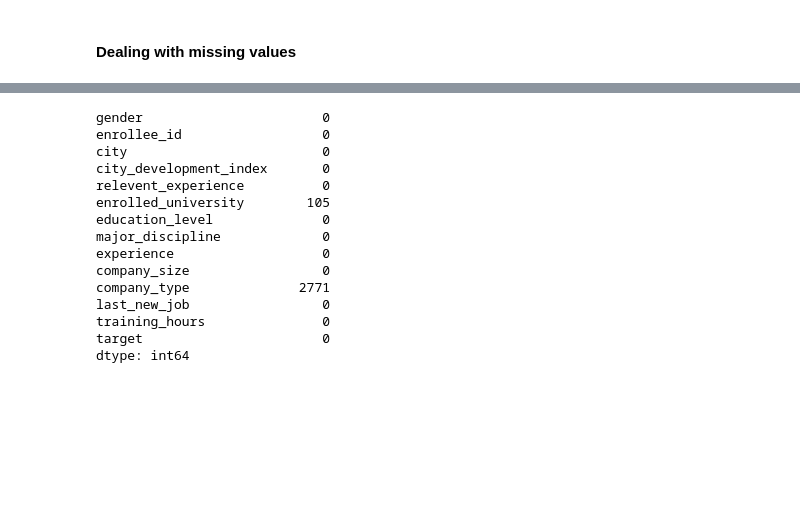
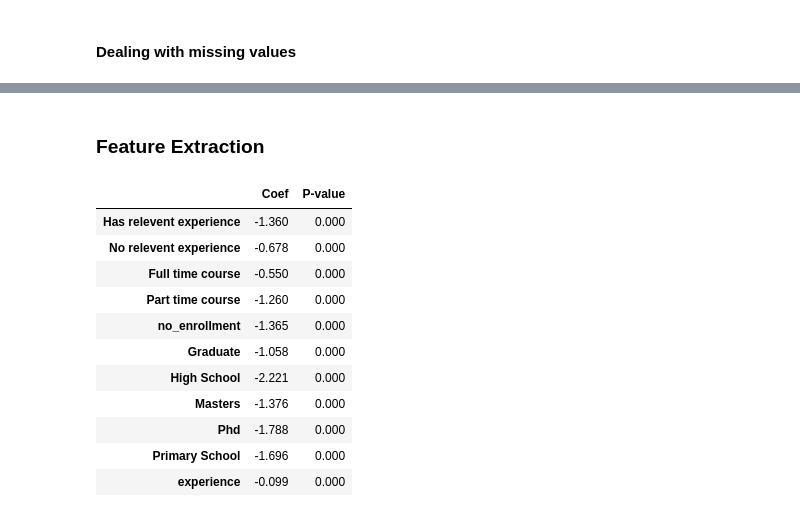
Before and after one commit to BarGanor/ml_project, a Jupyter notebook: project_part_1.ipynb, the cells around one changed output, grey strips where cells are left out. Drawn from its saved outputs; the diff is of its cells as text; code cells hidden in the pictures; blank space fills up the shorter version.

Commit message:
part 1 final commit

```diff
--- a/project_part_1.ipynb
+++ b/project_part_1.ipynb
@@ -10,3 +3,10 @@ from missing_values import *
+# %%
+from helper_functions.exploratory_analysis import *
+from helper_functions.missing_values import *
+from helper_functions.feature_selection import *
+from helper_functions.feature_extraction import *
+from helper_functions.feature_representation import *
+pd.set_option('display.float_format', lambda x: '%.3f'%x)
 # %% [markdown]
 ## Get Data
 # %%
@@ -122,18 +149,17 @@ processed_data =fill_gender_with_knn(processed_data)
-# %%
-processed_data.isna().sum()
-# %% [output]
-gender                       0
-enrollee_id                  0
-city                         0
-city_development_index       0
-relevent_experience          0
-enrolled_university        105
-education_level              0
-major_discipline             0
-experience                   0
-company_size                 0
-company_type              2771
-last_new_job                 0
-training_hours               0
-target                       0
-dtype: int64
+# %% [markdown]
+### Feature Extraction
+# %%
+processed_data = get_qualification_index(processed_data)
+# %% [output]
+|  | Coef | P-value |
+| Has relevent experience | -1.360 | 0.000 |
+| No relevent experience | -0.678 | 0.000 |
+| Full time course | -0.550 | 0.000 |
+| Part time course | -1.260 | 0.000 |
+| no_enrollment | -1.365 | 0.000 |
+| Graduate | -1.058 | 0.000 |
+| High School | -2.221 | 0.000 |
+| Masters | -1.376 | 0.000 |
+| Phd | -1.788 | 0.000 |
+| Primary School | -1.696 | 0.000 |
+| experience | -0.099 | 0.000 |
```
Also changed, not shown: parts of 20 cells of this notebook, 9 other files.
